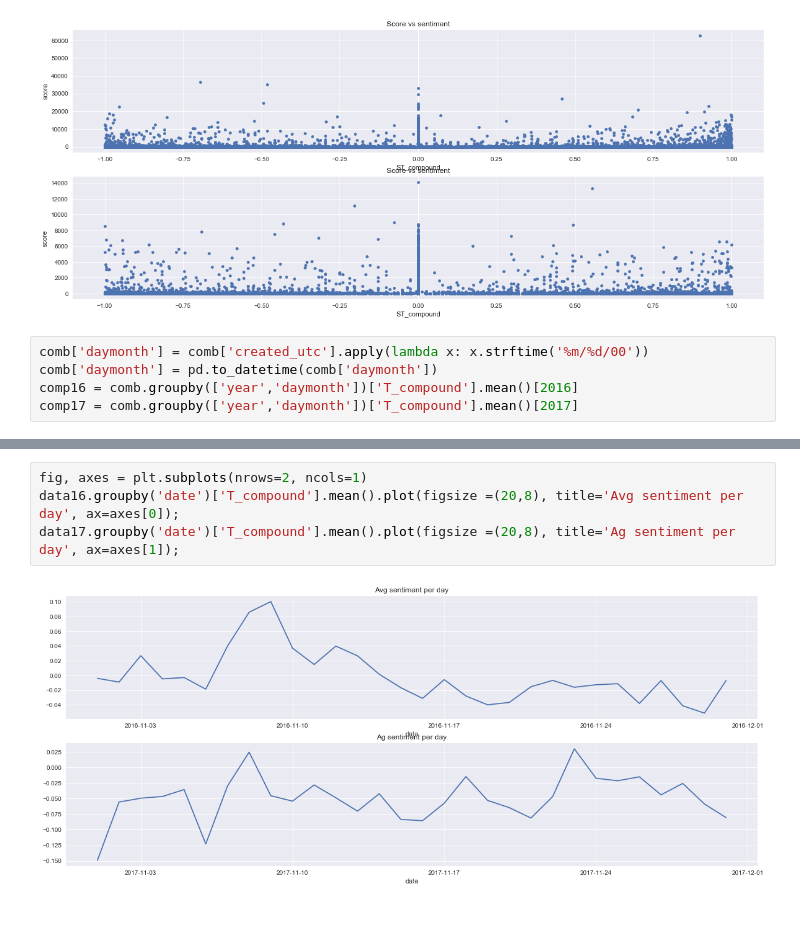
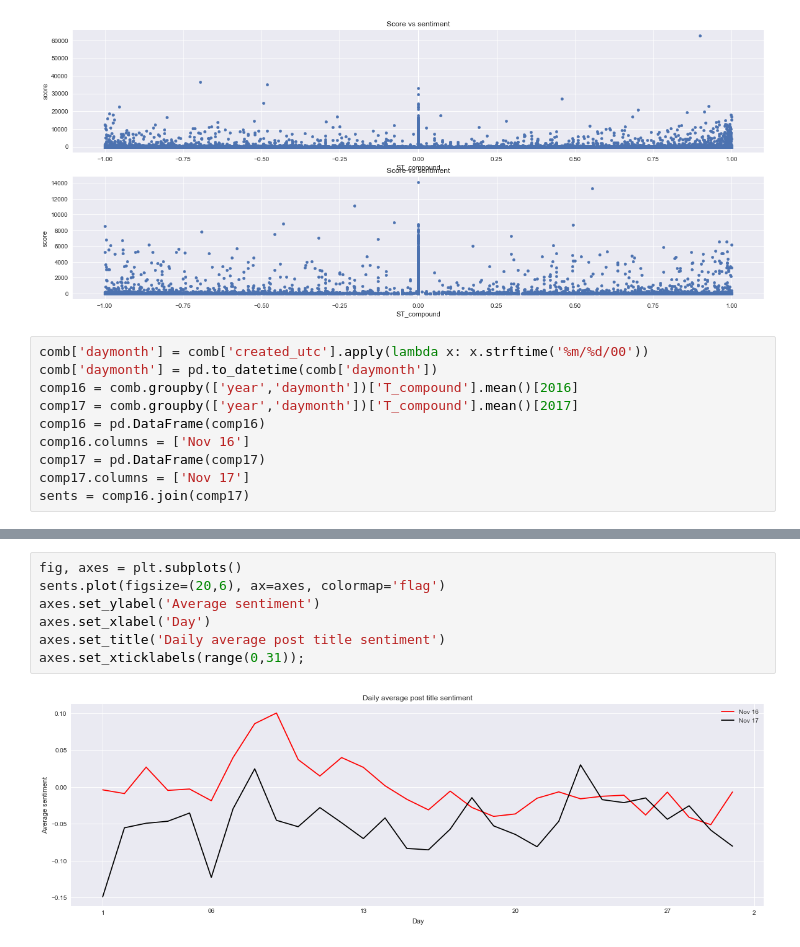
Before and after one commit to James-Brooke/ML_Projects, a Jupyter notebook: The_Donald Subreddit.ipynb, the cells around one changed output, grey strips where cells are left out. Saved outputs shown, nothing was run; the diff lists cells and outputs as text; blank space fills up the shorter version.

```diff
--- a/The_Donald Subreddit.ipynb
+++ b/The_Donald Subreddit.ipynb
@@ -270,3 +270,8 @@ comb['daymonth'] = comb['created_utc'].apply(lambda x: x.strftime('%m/%d/00'))
 comb['daymonth'] = pd.to_datetime(comb['daymonth'])
 comp16 = comb.groupby(['year','daymonth'])['T_compound'].mean()[2016]
 comp17 = comb.groupby(['year','daymonth'])['T_compound'].mean()[2017]
+comp16 = pd.DataFrame(comp16)
+comp16.columns = ['Nov 16']
+comp17 = pd.DataFrame(comp17)
+comp17.columns = ['Nov 17']
+sents = comp16.join(comp17)
@@ -285,6 +278,9 @@ data17.groupby('date')['created_utc'].count().plot(figsize =(20,8), title='Posts
-# %%
-fig, axes = plt.subplots(nrows=2, ncols=1)
-data16.groupby('date')['T_compound'].mean().plot(figsize =(20,8), title='Avg sentiment per day', ax=axes[0]);
-data17.groupby('date')['T_compound'].mean().plot(figsize =(20,8), title='Ag sentiment per day', ax=axes[1]);
-# %% [output]
-[figure, removed]
+# %%
+fig, axes = plt.subplots()
+sents.plot(figsize=(20,6), ax=axes, colormap='flag')
+axes.set_ylabel('Average sentiment')
+axes.set_xlabel('Day')
+axes.set_title('Daily average post title sentiment')
+axes.set_xticklabels(range(0,31));
+# %% [output]
+[figure, added]
```
Also changed, not shown: parts of 6 cells of this notebook.
